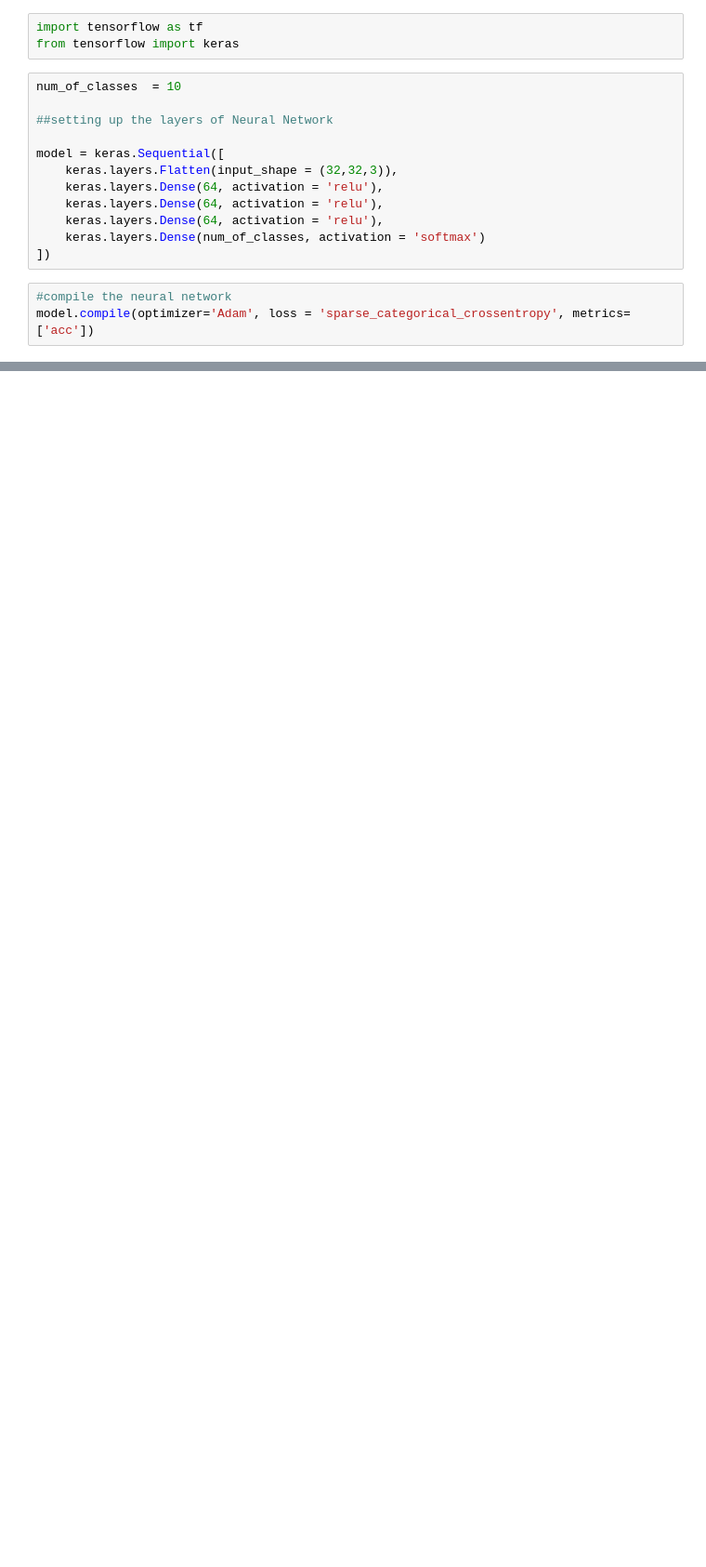
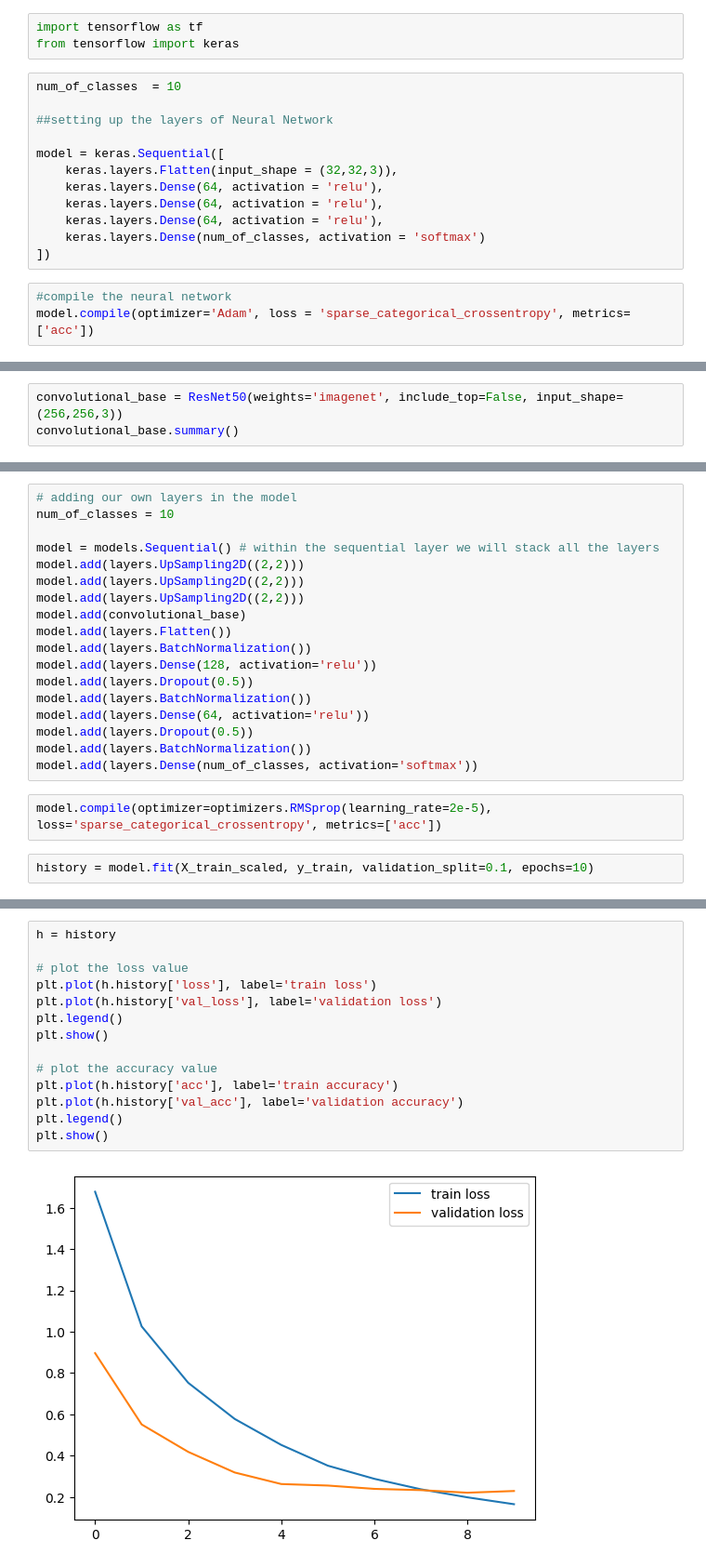
Before and after one commit to jasdeepbajaj/ML_CIFAR-10-Object-Recognition-using-ResNet50, a Jupyter notebook: CIFAR_10_Object_Recognition_using_ResNet50.ipynb, the cells around one changed output, grey strips where cells are left out. Shown: that part at 93% size. Cells and saved outputs as stored; diff of their text form; blank space fills up the shorter version.

```diff
--- a/CIFAR_10_Object_Recognition_using_ResNet50.ipynb
+++ b/CIFAR_10_Object_Recognition_using_ResNet50.ipynb
@@ -249,0 +242,3 @@ Epoch 10/10
+# %%
+convolutional_base = ResNet50(weights='imagenet', include_top=False, input_shape=(256,256,3))
+convolutional_base.summary()
@@ -249,0 +263,22 @@ Epoch 10/10
+# %%
+# adding our own layers in the model
+num_of_classes = 10
+
+model = models.Sequential() # within the sequential layer we will stack all the layers
+model.add(layers.UpSampling2D((2,2)))
+model.add(layers.UpSampling2D((2,2)))
+model.add(layers.UpSampling2D((2,2)))
+model.add(convolutional_base)
+model.add(layers.Flatten())
+model.add(layers.BatchNormalization())
+model.add(layers.Dense(128, activation='relu'))
+model.add(layers.Dropout(0.5))
+model.add(layers.BatchNormalization())
+model.add(layers.Dense(64, activation='relu'))
+model.add(layers.Dropout(0.5))
+model.add(layers.BatchNormalization())
+model.add(layers.Dense(num_of_classes, activation='softmax'))
+# %%
+model.compile(optimizer=optimizers.RMSprop(learning_rate=2e-5), loss='sparse_categorical_crossentropy', metrics=['acc'])
+# %%
+history = model.fit(X_train_scaled, y_train, validation_split=0.1, epochs=10)
@@ -249,0 +306,16 @@ Epoch 10/10
+# %%
+h = history
+
+# plot the loss value
+plt.plot(h.history['loss'], label='train loss')
+plt.plot(h.history['val_loss'], label='validation loss')
+plt.legend()
+plt.show()
+
+# plot the accuracy value
+plt.plot(h.history['acc'], label='train accuracy')
+plt.plot(h.history['val_acc'], label='validation accuracy')
+plt.legend()
+plt.show()
+# %% [output]
+[figure, added]
```
Also changed, not shown: parts of 14 cells of this notebook, 4 other files.
